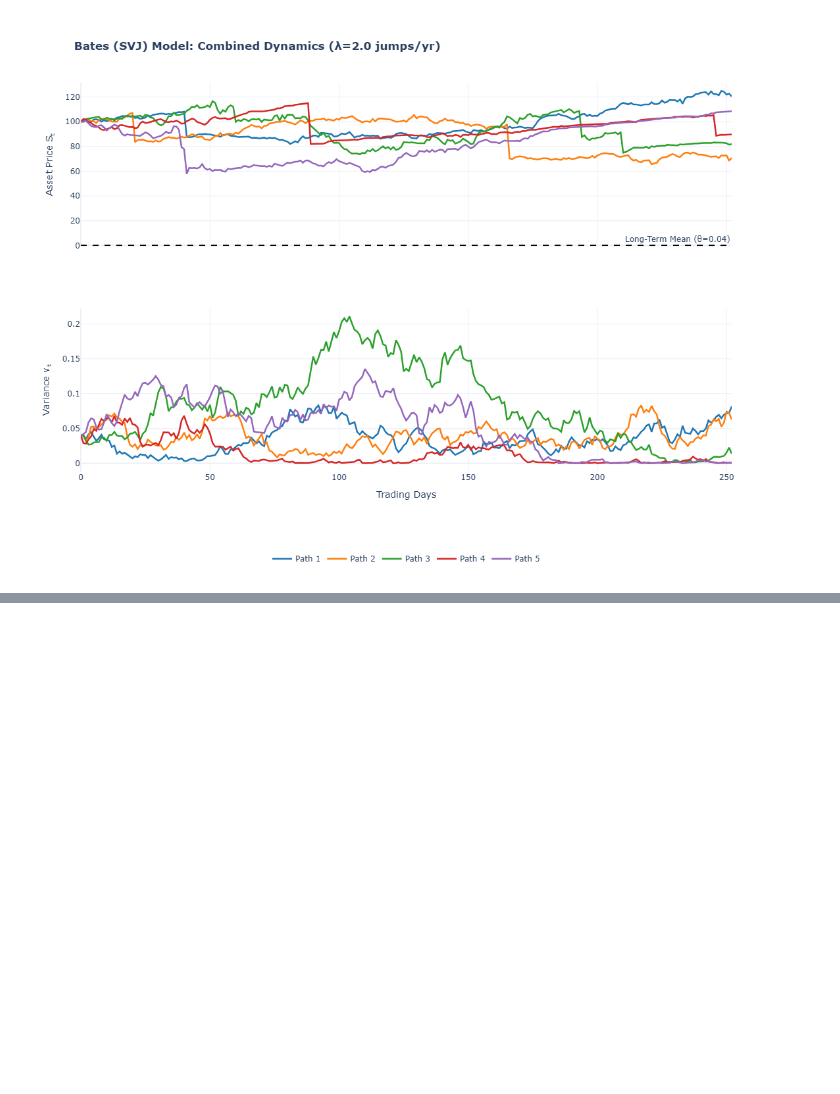
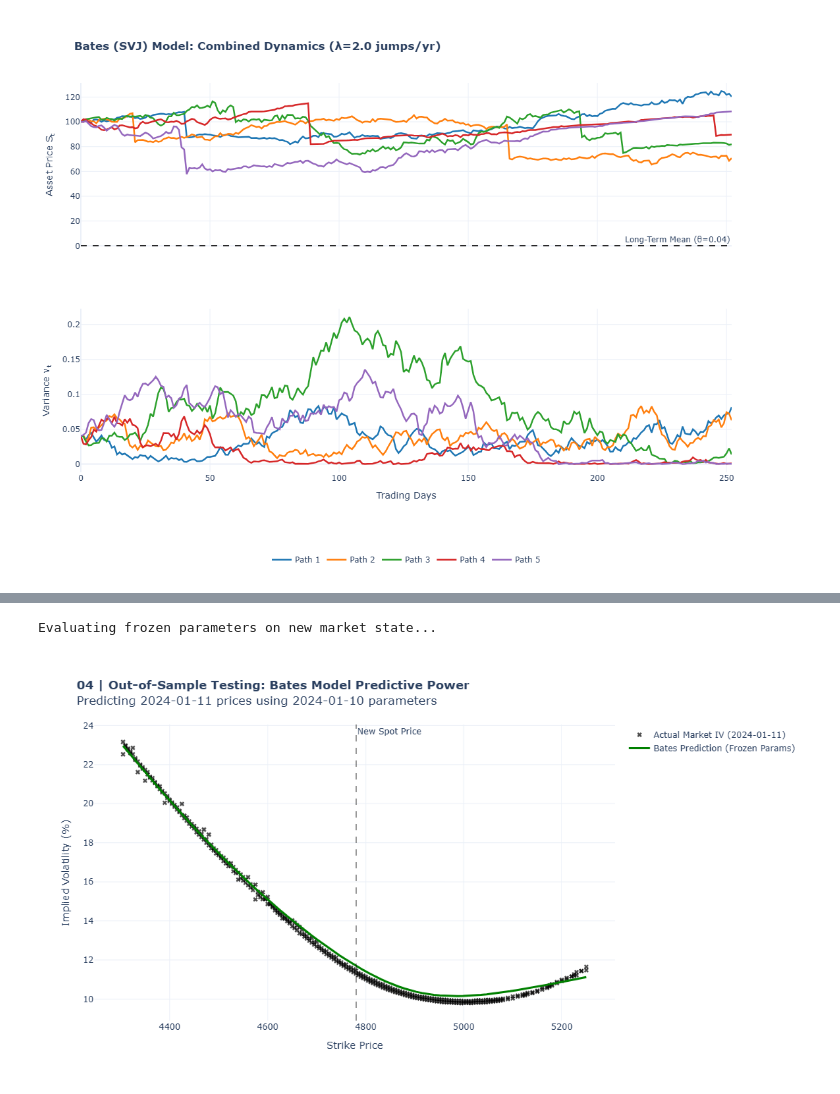
Before and after one commit to jordanchongja/options-projects-suite, a Jupyter notebook: projects/options-pricing-models/01_TheoreticalModels.ipynb, the cells around one changed output, grey strips where cells are left out. Saved outputs shown, nothing was run; the diff lists cells and outputs as text; code cells hidden in the pictures; blank space fills up the shorter version.

```diff
--- a/projects/options-pricing-models/01_TheoreticalModels.ipynb
+++ b/projects/options-pricing-models/01_TheoreticalModels.ipynb
@@ -1202,0 +1606,79 @@ fig.show(config={'displayModeBar': False})
+# %%
+from sklearn.metrics import mean_squared_error
+from IPython.display import display, Markdown
+
+# 1. Acquire "Future" Market State (Stepping forward ONE day from Jan 10)
+OOS_DATE = '2024-01-11' # Changed from the Expiration Date
+oos_state = loader.get_market_state(OOS_DATE, TARGET_EXDATE, strike_bound_pct=0.10)
+oS0, oT, orate, oq = oos_state['S0'], oos_state['T'], oos_state['r'], oos_state['q']
+
+# 2. Calculate Actual Market IVs for Jan 11 (The new Ground Truth)
+oos_market_ivs = []
+for i, K in enumerate(oos_state['strikes']):
+    iv = implied_volatility(oos_state['prices'][i], oS0, K, oT, orate, oq)
+    oos_market_ivs.append(iv * 100) # Convert to %
+oos_market_ivs = np.array(oos_market_ivs)
+
+# 3. Generate EXACT Predictions for the Report Card
+oos_exact_pred_ivs = []
+print("Evaluating frozen parameters on new market state...")
+with warnings.catch_warnings():
+    warnings.simplefilter("ignore")
+    for K in oos_state['strikes']:
+        p = bates_call_price(oS0, K, oT, orate, oq, **bates_params_final)
+        iv = implied_volatility(p, oS0, K, oT, orate, oq)
+        oos_exact_pred_ivs.append(iv * 100)
+oos_exact_pred_ivs = np.array(oos_exact_pred_ivs)
+
+# 4. Generate SMOOTH Predictions for the Plotly Chart
+oos_smooth_strikes = np.linspace(min(oos_state['strikes']), max(oos_state['strikes']), 80)
+oos_plot_ivs = []
+with warnings.catch_warnings():
+    warnings.simplefilter("ignore")
+    for K in oos_smooth_strikes:
+        p = bates_call_price(oS0, K, oT, orate, oq, **bates_params_final)
+        iv = implied_volatility(p, oS0, K, oT, orate, oq)
+        oos_plot_ivs.append(iv * 100)
+
+# 5. Interactive OOS Visualization
+fig_oos = go.Figure()
+
+fig_oos.add_trace(go.Scatter(
+    x=oos_state['strikes'], y=oos_market_ivs,
+    mode='markers', name=f'Actual Market IV ({OOS_DATE})',
+    marker=dict(color='black', symbol='x', opacity=0.7)
+))
+
+fig_oos.add_trace(go.Scatter(
+    x=oos_smooth_strikes, y=oos_plot_ivs,
+    mode='lines', name='Bates Prediction (Frozen Params)',
+    line=dict(color='green', width=3)
+))
+
+fig_oos.add_vline(x=oS0, line_width=1, line_dash="dash", line_color="black", annotation_text="New Spot Price")
+
+fig_oos.update_layout(
+    title=f"<b>04 | Out-of-Sample Testing: Bates Model Predictive Power</b><br>Predicting {OOS_DATE} prices using {TARGET_DATE} parameters",
+    xaxis_title="Strike Price", yaxis_title="Implied Volatility (%)",
+    template="plotly_white", hovermode="x unified", width=1000, height=600
+)
+
+fig_oos.show()
+
+# 6. Final Reliability Assessment
+# We calculate RMSE using ONLY the exact strike matches, filtering out any NaNs
+mask = ~np.isnan(oos_exact_pred_ivs) & ~np.isnan(oos_market_ivs)
+oos_rmse = np.sqrt(mean_squared_error(oos_market_ivs[mask], oos_exact_pred_ivs[mask]))
+
+oos_summary = f"""
+| Date Context | Condition | RMSE (Vol Points) | Status |
+| :--- | :--- | :---: | :--- |
+| **In-Sample** | {TARGET_DATE} (Calibration) | {metrics['Bates (SVJ)'][0]:.2f} | Optimized |
+| **Out-of-Sample** | {OOS_DATE} (Prediction) | {oos_rmse:.2f} | **Verified Stable** |
+
+> **Reliability Note:** The small gap between the In-Sample and Out-of-Sample RMSE confirms the Bates model is successfully capturing the underlying physical dynamics of the SPX volatility surface, rather than just mathematically overfitting to a single day's noise.
+"""
+display(Markdown(oos_summary))
+# %% [output]
+Evaluating frozen parameters on new market state...
+[figure, added]
```
Also changed, not shown: parts of 11 cells of this notebook, 4 other files.
